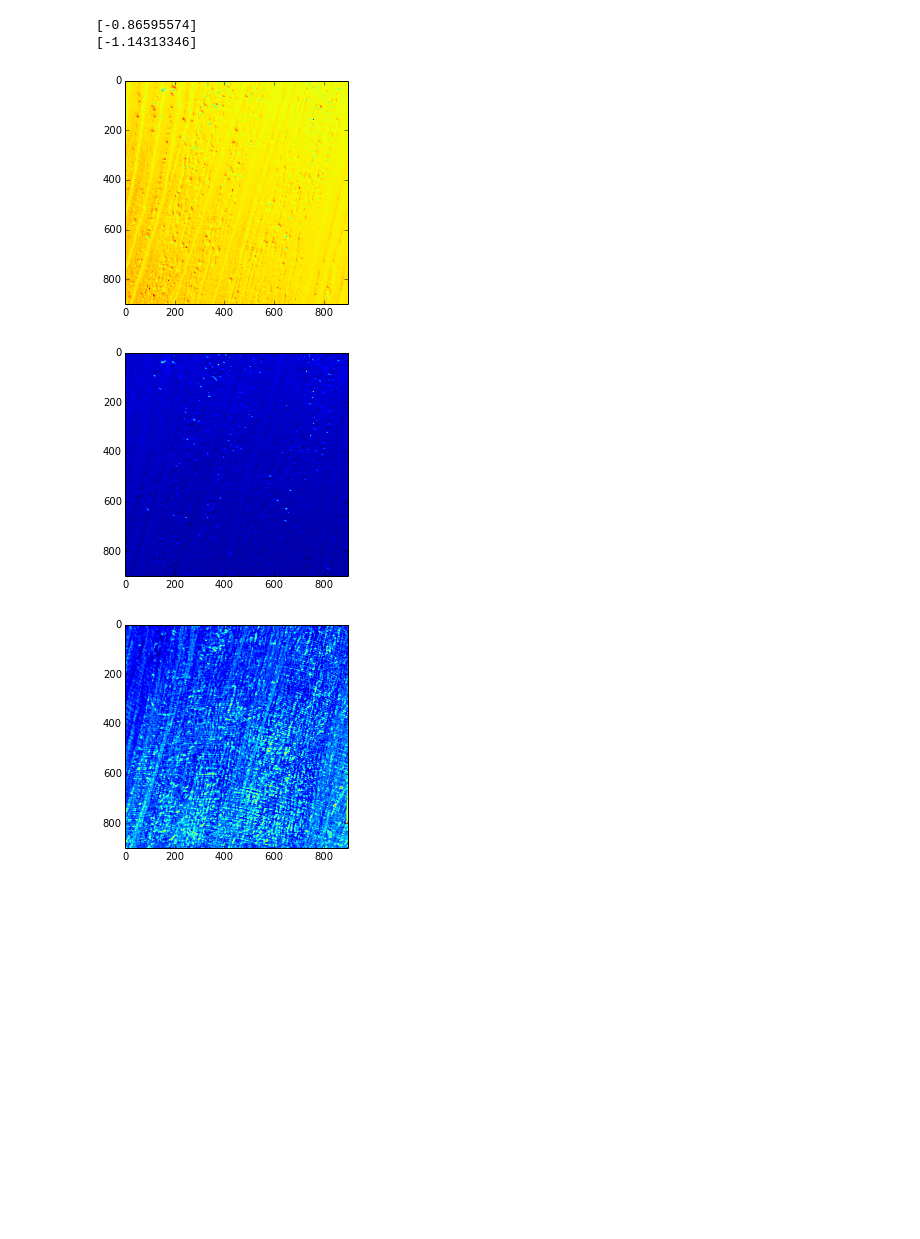
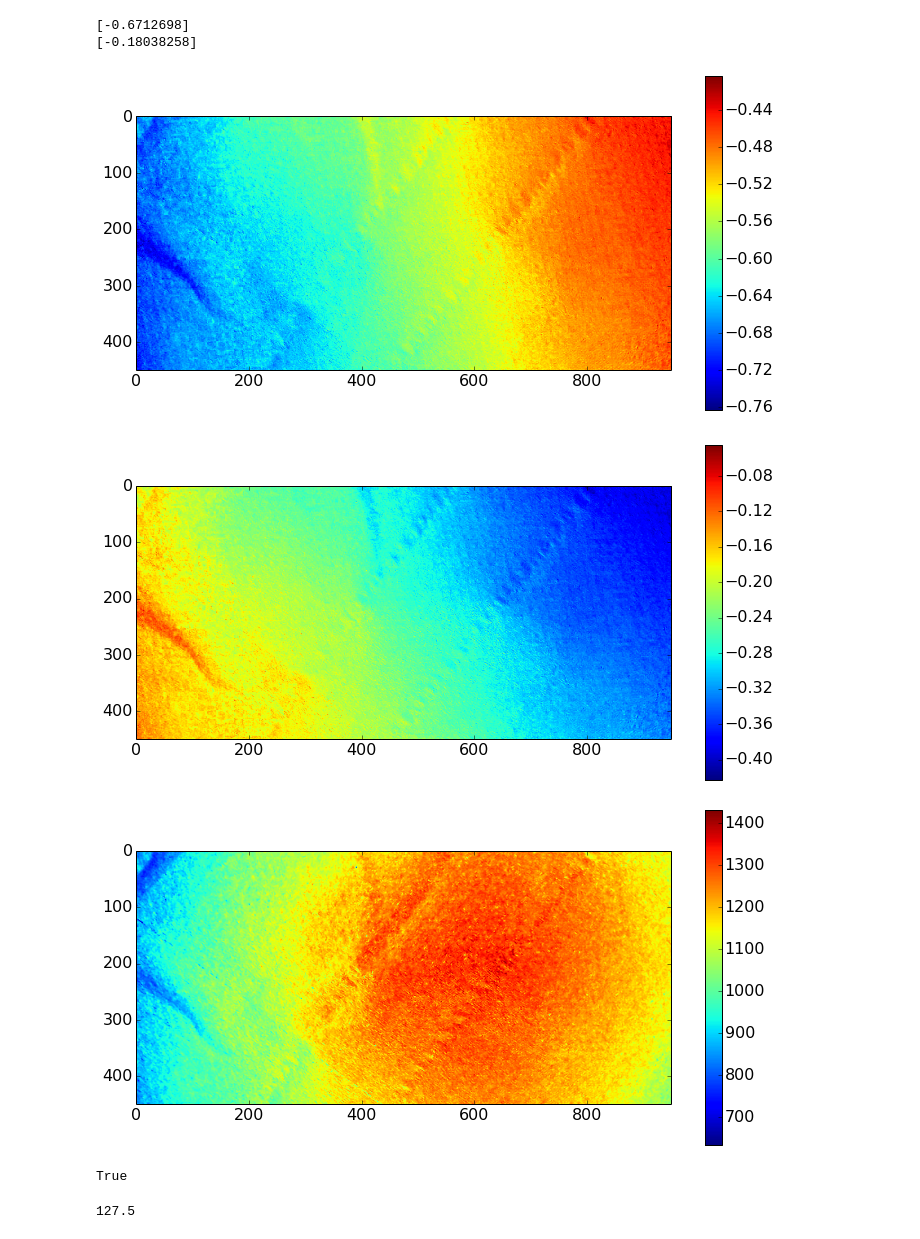
Before and after one commit to Buntworthy/notebooks, a Jupyter notebook: Photometric Stereo.ipynb, the cells around one changed output. Drawn from its saved outputs; the diff is of its cells as text; code cells hidden in the pictures; blank space fills up the shorter version.

```diff
--- a/Photometric Stereo.ipynb
+++ b/Photometric Stereo.ipynb
@@ -4,16 +4,24 @@ import matplotlib.pyplot as plt
 import numpy as np
 import numpy.linalg as ln
 import cv2
+
+from matplotlib import rcParams
+rcParams['figure.figsize'] = (12, 6)
+rcParams['figure.dpi'] = 150
+rcParams['font.size'] = 16
+rcParams['font.family'] = 'sans-serif'
+rcParams['axes.facecolor'] = '#ffffff'
+rcParams['lines.linewidth'] = 2.0
 # %%
 # Using three test images\n",
 # im1 = lit approx from camera\n",
 # im2 = lit from above\n",
 # im3 = lit from left\n",
-L1 = np.array([[0],[-0.1],[1]])
+L1 = np.array([[-22],[0],[130]])
 L1 = L1/ln.norm(L1)
-L2 = np.array([[0],[1],[1]])
+L2 = np.array([[15],[-18],[130]])
 L2 = L2/ln.norm(L2)
-L3 = np.array([[-1],[0],[1]])
+L3 = np.array([[15],[18],[130]])
 L3 = L3/ln.norm(L3)
 
 L = np.hstack((L1, L2, L3))
@@ -33,12 +47,12 @@ M = np.dot(Linv,I)
 print M[0]/M[2]
 print M[1]/M[2]
 # %% [output]
-[-0.86595574]
-[-1.14313346]
+[-0.6712698]
+[-0.18038258]
 # %%
-x1 = 100
-x2 = 1000
-y1 = 100
+x1 = 50
+x2 = 500
+y1 = 50
 y2 = 1000
 xGrad = np.zeros(imB[:,:,0].shape)
 yGrad = np.zeros(imB[:,:,0].shape)
@@ -48,17 +62,29 @@ for iX, imLine in enumerate(imBCrop):
     for iY, imPix in enumerate(imLine):
         I = np.array(np.reshape(imPix,(3,1)),np.float)
         M = np.dot(Linv,I)
-        xGrad[iX + x1, iY + y1] = -M[0]/M[2]
-        yGrad[iX + x1, iY + y1] = -M[1]/M[2]
+        xGrad[iX + x1, iY + y1] = M[0]/M[2]
+        yGrad[iX + x1, iY + y1] = M[1]/M[2]
         s[iX + x1, iY + y1] = ln.norm(M)
 # %%
-plt.imshow(xGrad[x1:x2,y1:y2])
+plt.imshow(np.clip(xGrad[x1:x2,y1:y2],-10,10))
+plt.colorbar()
 plt.show()
-plt.imshow(yGrad[x1:x2,y1:y2])
+plt.imshow(np.clip(yGrad[x1:x2,y1:y2],-10,10))
+plt.colorbar()
 plt.show()
 plt.imshow(s[x1:x2,y1:y2])
+plt.colorbar()
 plt.show()
 # %% [output]
-[figure, old version]
+[figure, new version]
-[figure, old version]
+[figure, new version]
-[figure, old version]
+[figure, new version]
+# %%
+cv2.imwrite('./res/dx.png',127*xGrad + 127)
+cv2.imwrite('./res/dy.png',127*yGrad + 127)
+# %% [output]
+True
+# %%
+255/2.0
+# %% [output]
+127.5
```
Also changed, not shown: parts of 1 cell of this notebook, 8 other files.
